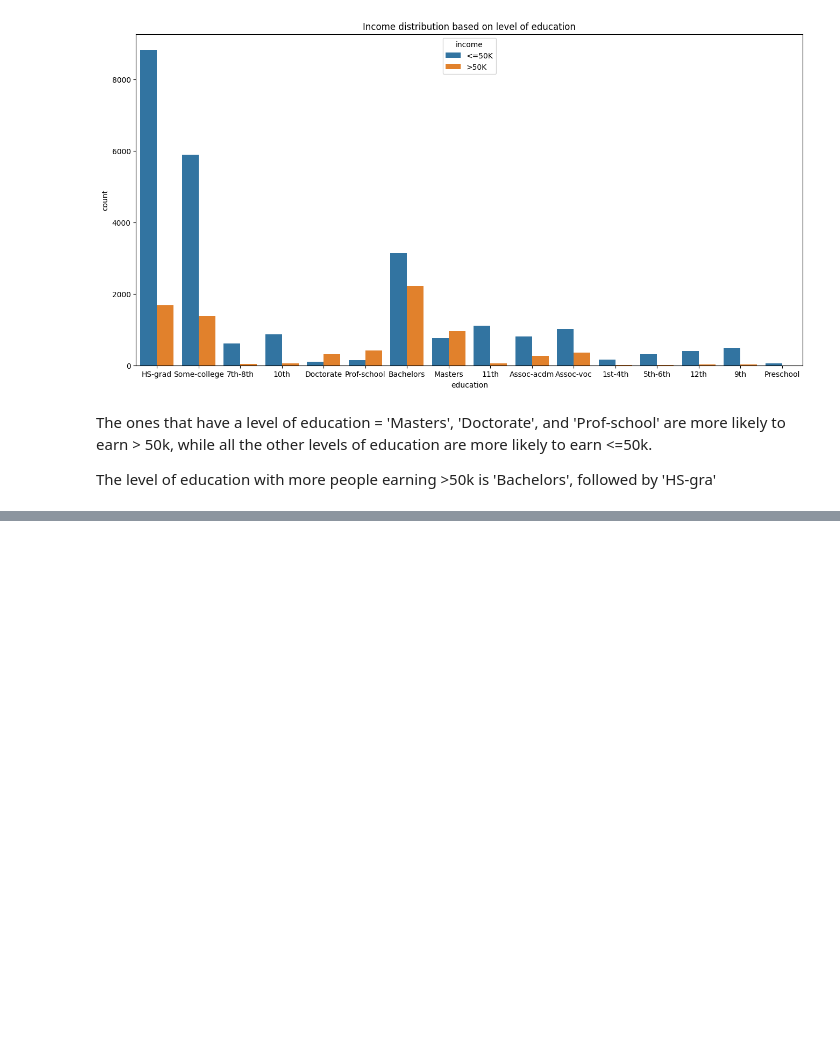
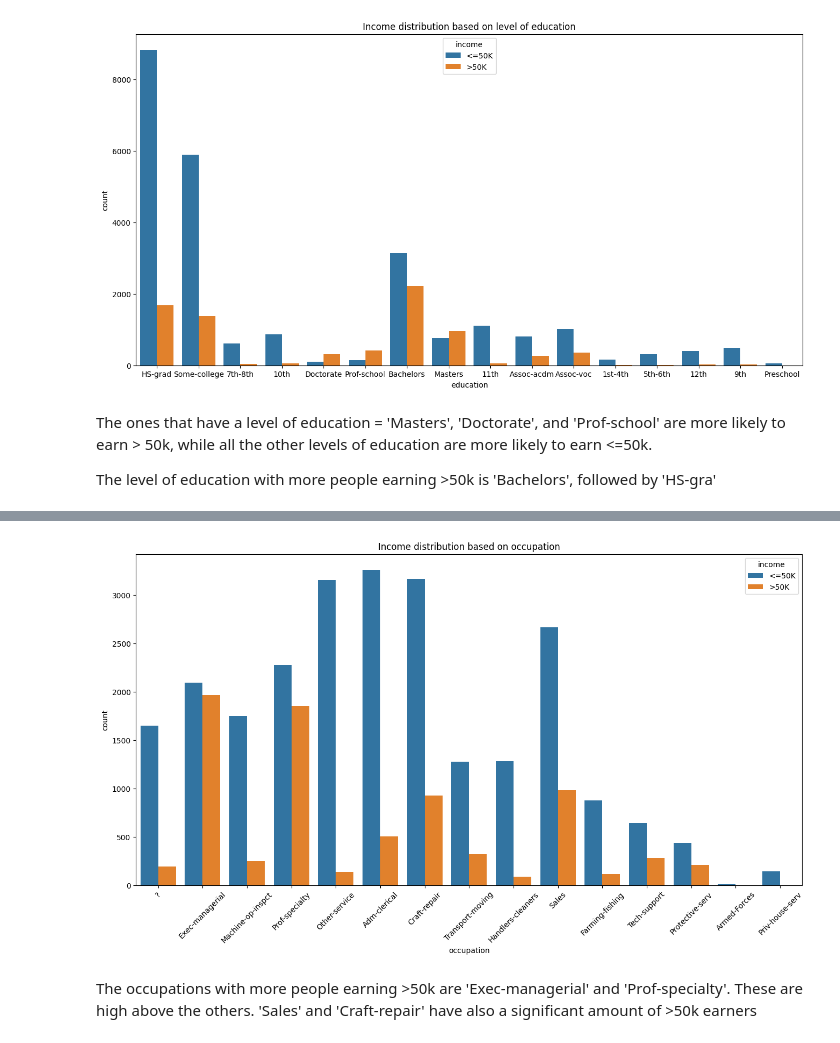
Before and after one commit to emonteiro27/data-adult-income, a Jupyter notebook: adult-income.ipynb, the cells around one changed output, grey strips where cells are left out. Drawn from its saved outputs; the diff is of its cells as text; code cells hidden in the pictures; blank space fills up the shorter version.

```diff
--- a/adult-income.ipynb
+++ b/adult-income.ipynb
@@ -260,0 +257,10 @@ plt.show()
+# %%
+plt.figure(figsize=(16,8))
+sns.countplot(data=df, x='occupation', hue='income')
+plt.title('Income distribution based on occupation')
+plt.xticks(rotation=45)
+plt.show()
+# %% [output]
+[figure, added]
+# %% [markdown]
+The occupations with more people earning >50k are 'Exec-managerial' and 'Prof-specialty'. These are high above the others. 'Sales' and 'Craft-repair' have also a significant amount of >50k earners
```
Also changed, not shown: parts of 9 cells of this notebook.
